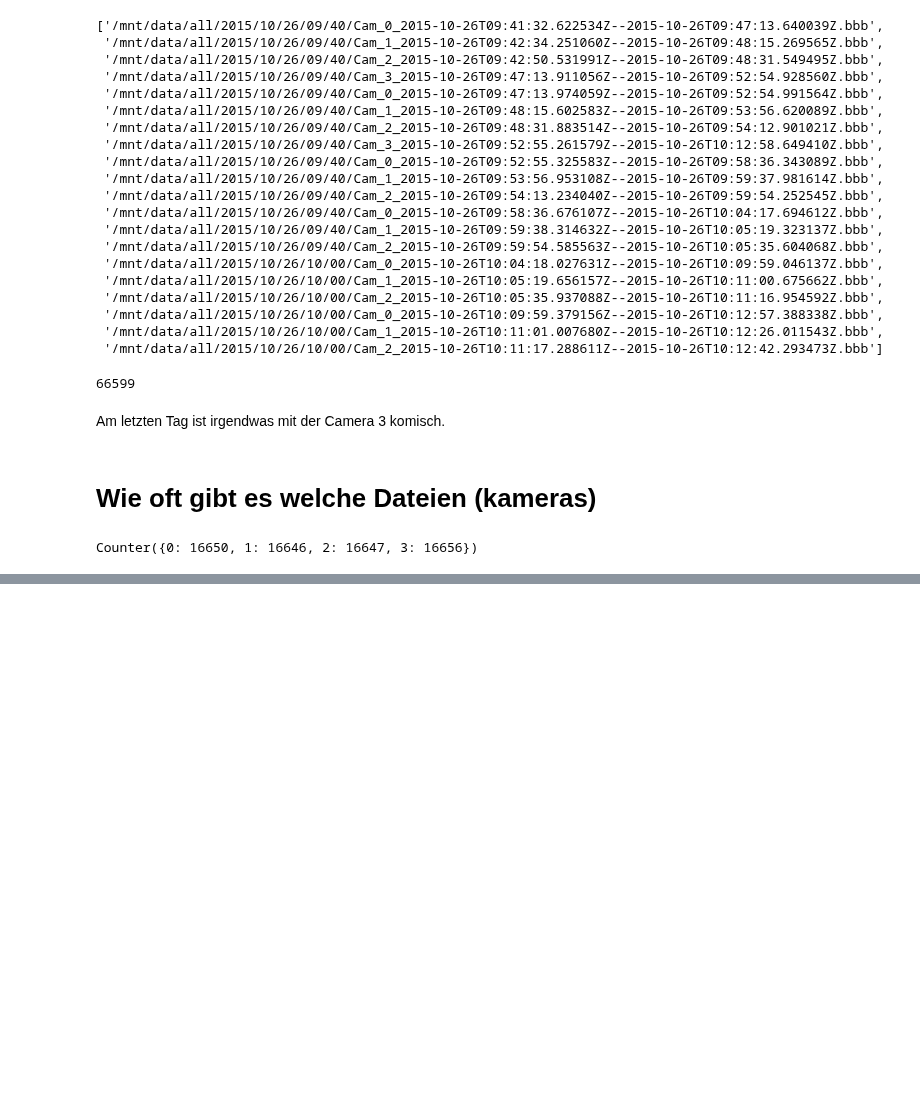
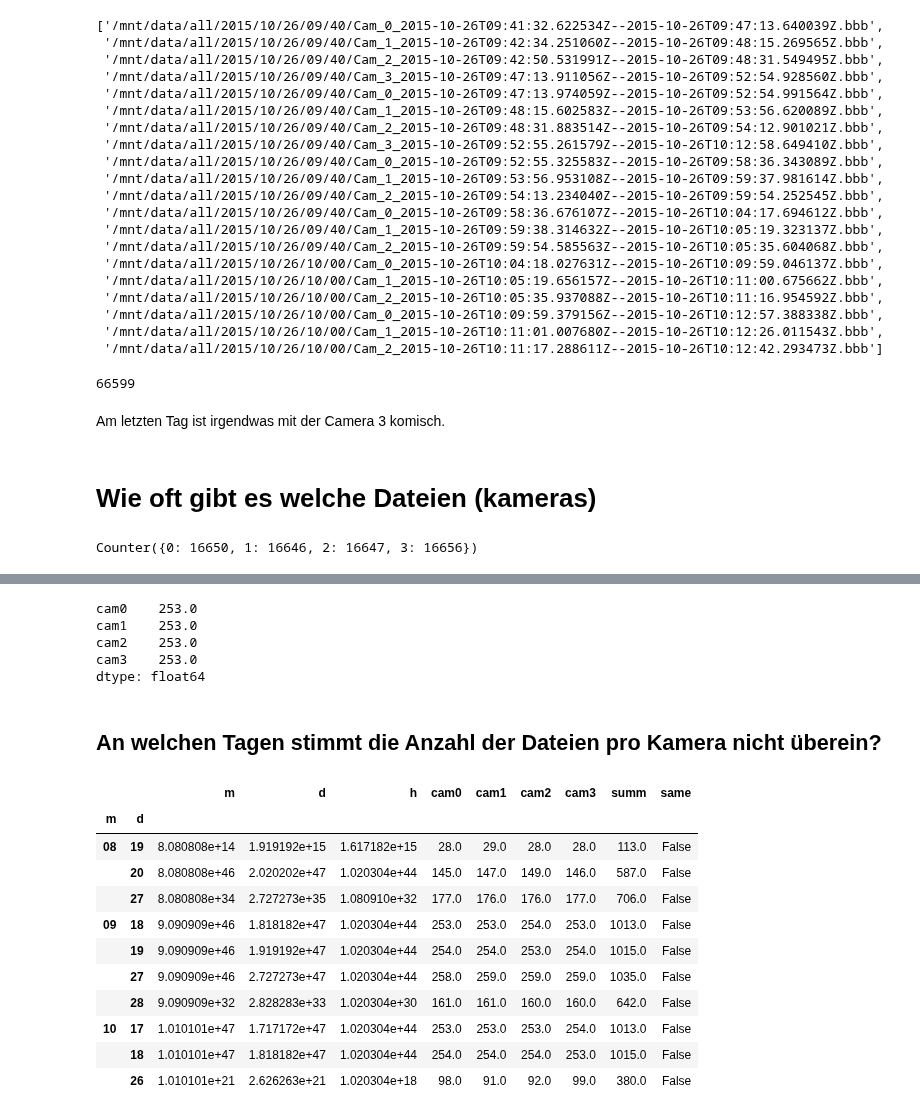
Before and after one commit to aschle/bees-sna, a Jupyter notebook: bib/Zeitversatz.ipynb, the cells around one changed output, grey strips where cells are left out. Drawn from its saved outputs; the diff is of its cells as text; code cells hidden in the pictures; blank space fills up the shorter version.

```diff
--- a/bib/Zeitversatz.ipynb
+++ b/bib/Zeitversatz.ipynb
@@ -459,0 +471,31 @@ Counter({0: 16650, 1: 16646, 2: 16647, 3: 16656})
+# %%
+df_all.query("m=='08' & d=='26'").iloc[:,3:7].sum()
+# %% [output]
+cam0    253.0
+cam1    253.0
+cam2    253.0
+cam3    253.0
+dtype: float64
+# %%
+gr1 = df_all.groupby(by=["m", "d"])
+# %%
+gr1sum = gr1.apply(sum)
+# %% [markdown]
+## An welchen Tagen stimmt die Anzahl der Dateien pro Kamera nicht überein?
+# %%
+gr1sum["same"] = (gr1sum.cam0 == gr1sum.cam1) & (gr1sum.cam0 == gr1sum.cam2) & (gr1sum.cam0 == gr1sum.cam3)
+# %%
+gr1sum[gr1sum.same == False]
+# %% [output]
+|  |  | m | d | h | cam0 | cam1 | cam2 | cam3 | summ | same |
+| m | d |  |  |  |  |  |  |  |  |  |
+| 08 | 19 | 8.080808e+14 | 1.919192e+15 | 1.617182e+15 | 28.0 | 29.0 | 28.0 | 28.0 | 113.0 | False |
+|  | 20 | 8.080808e+46 | 2.020202e+47 | 1.020304e+44 | 145.0 | 147.0 | 149.0 | 146.0 | 587.0 | False |
+|  | 27 | 8.080808e+34 | 2.727273e+35 | 1.080910e+32 | 177.0 | 176.0 | 176.0 | 177.0 | 706.0 | False |
+| 09 | 18 | 9.090909e+46 | 1.818182e+47 | 1.020304e+44 | 253.0 | 253.0 | 254.0 | 253.0 | 1013.0 | False |
+|  | 19 | 9.090909e+46 | 1.919192e+47 | 1.020304e+44 | 254.0 | 254.0 | 253.0 | 254.0 | 1015.0 | False |
+|  | 27 | 9.090909e+46 | 2.727273e+47 | 1.020304e+44 | 258.0 | 259.0 | 259.0 | 259.0 | 1035.0 | False |
+|  | 28 | 9.090909e+32 | 2.828283e+33 | 1.020304e+30 | 161.0 | 161.0 | 160.0 | 160.0 | 642.0 | False |
+| 10 | 17 | 1.010101e+47 | 1.717172e+47 | 1.020304e+44 | 253.0 | 253.0 | 253.0 | 254.0 | 1013.0 | False |
+|  | 18 | 1.010101e+47 | 1.818182e+47 | 1.020304e+44 | 254.0 | 254.0 | 254.0 | 253.0 | 1015.0 | False |
+|  | 26 | 1.010101e+21 | 2.626263e+21 | 1.020304e+18 | 98.0 | 91.0 | 92.0 | 99.0 | 380.0 | False |
```
Also changed, not shown: parts of 16 cells of this notebook.
